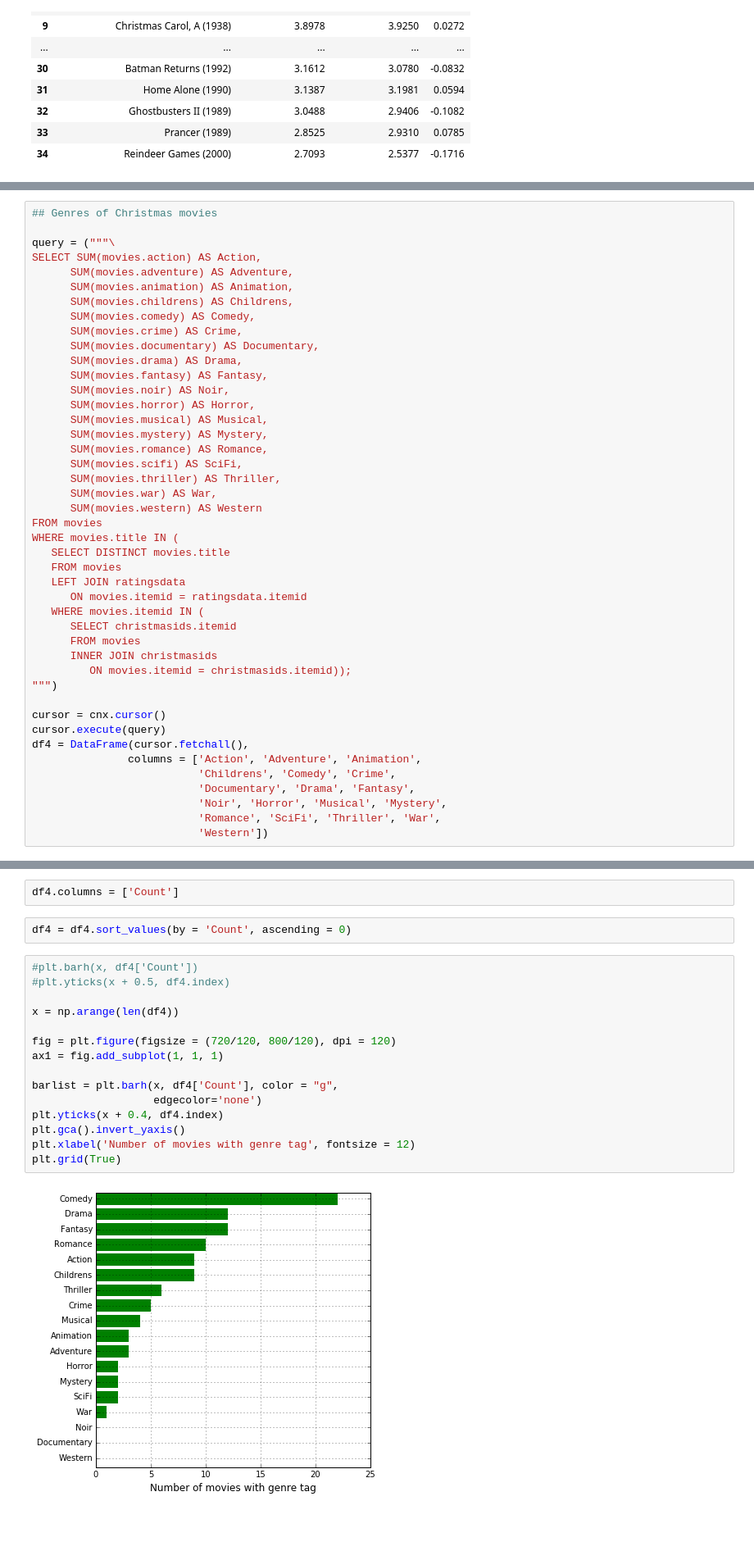
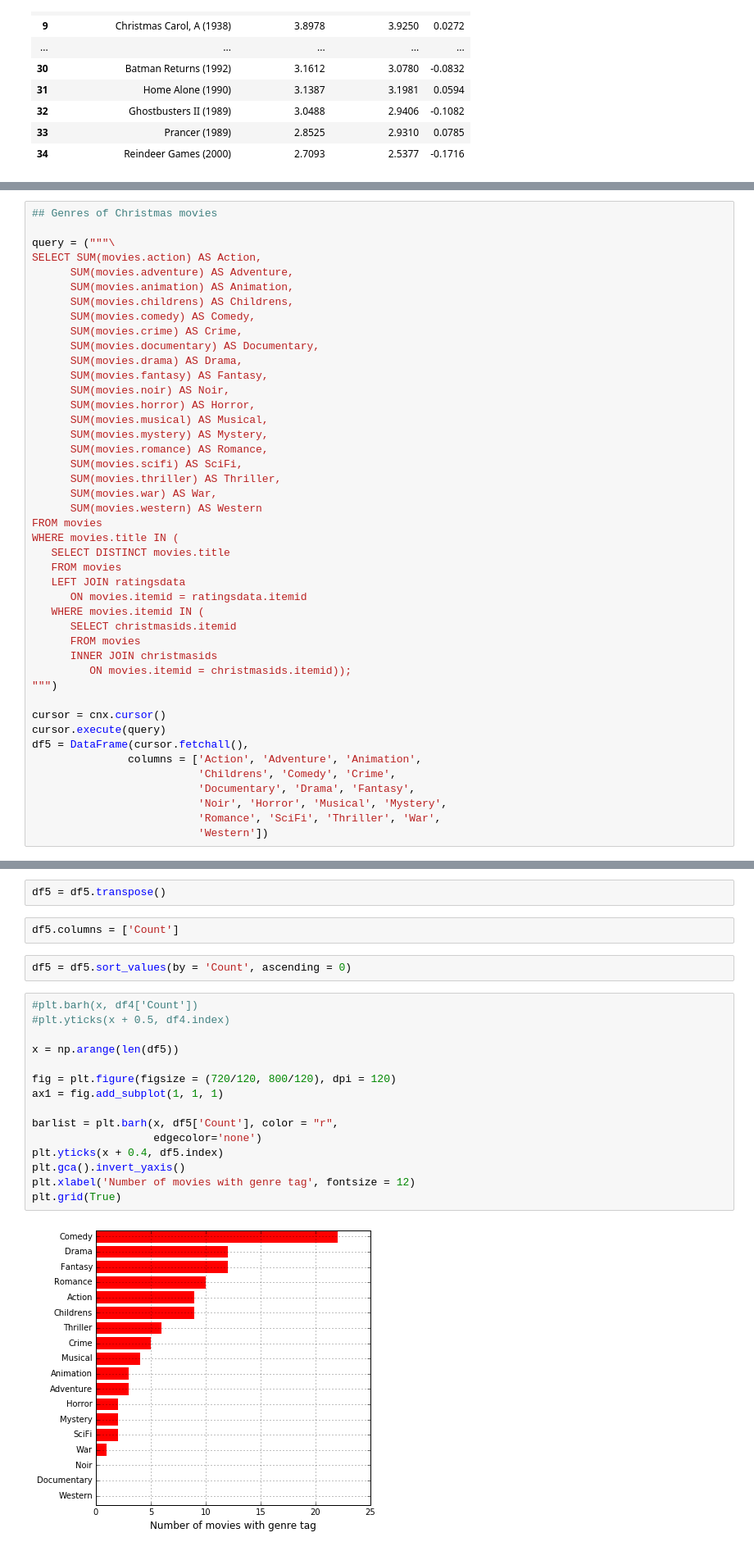
Before and after one commit to t-redactyl/MovieLens-analysis, a Jupyter notebook: Christmas movies scrapping.ipynb, the cells around one changed output, grey strips where cells are left out. Shown at 82% size. Cells and saved outputs as stored; diff of their text form; blank space fills up the shorter version.

Commit message:
Finished graphs

```diff
--- a/Christmas movies scrapping.ipynb
+++ b/Christmas movies scrapping.ipynb
@@ -523,7 +592,7 @@ WHERE movies.title IN (
 
 cursor = cnx.cursor()
 cursor.execute(query)
-df4 = DataFrame(cursor.fetchall(),
+df5 = DataFrame(cursor.fetchall(),
                columns = ['Action', 'Adventure', 'Animation',
                           'Childrens', 'Comedy', 'Crime',
                           'Documentary', 'Drama', 'Fantasy',
@@ -535,24 +602,26 @@ df4 = df4.transpose()
+# %%
+df5 = df5.transpose()
 # %%
-df4.columns = ['Count']
+df5.columns = ['Count']
 # %%
-df4 = df4.sort_values(by = 'Count', ascending = 0)
+df5 = df5.sort_values(by = 'Count', ascending = 0)
 # %%
 #plt.barh(x, df4['Count'])
 #plt.yticks(x + 0.5, df4.index)
 
-x = np.arange(len(df4))
+x = np.arange(len(df5))
 
 fig = plt.figure(figsize = (720/120, 800/120), dpi = 120)
 ax1 = fig.add_subplot(1, 1, 1)
 
-barlist = plt.barh(x, df4['Count'], color = "g",
+barlist = plt.barh(x, df5['Count'], color = "r",
                    edgecolor='none')
-plt.yticks(x + 0.4, df4.index)
+plt.yticks(x + 0.4, df5.index)
 plt.gca().invert_yaxis()
 plt.xlabel('Number of movies with genre tag', fontsize = 12)
 plt.grid(True)
 # %% [output]
-[figure, old version]
+[figure, new version]
 # %%
 radius = [1.0, 2.0, 3.0, 4.0, 5.0, 6.0]
 area = [3.14159, 12.56636, 28.27431, 50.26544, 78.53975, 113.09724]
```
Also changed, not shown: parts of 8 cells of this notebook.
